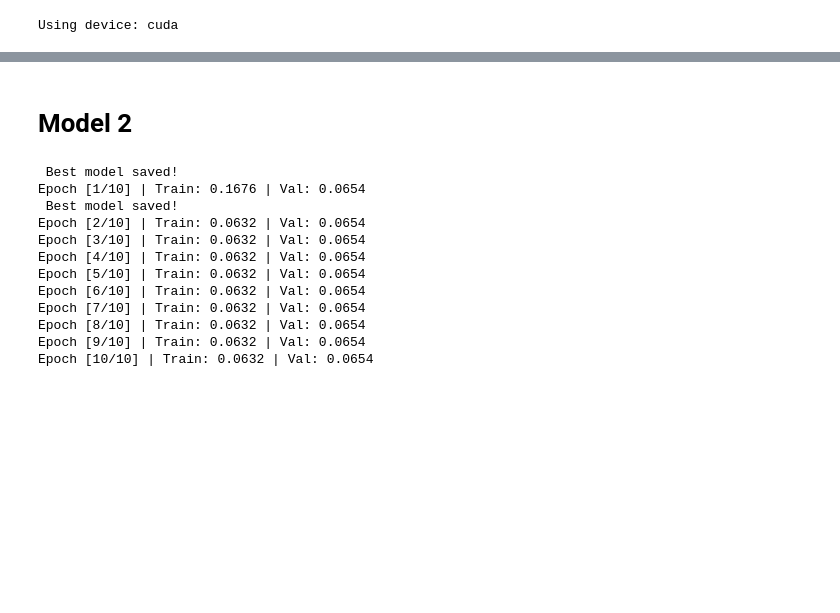
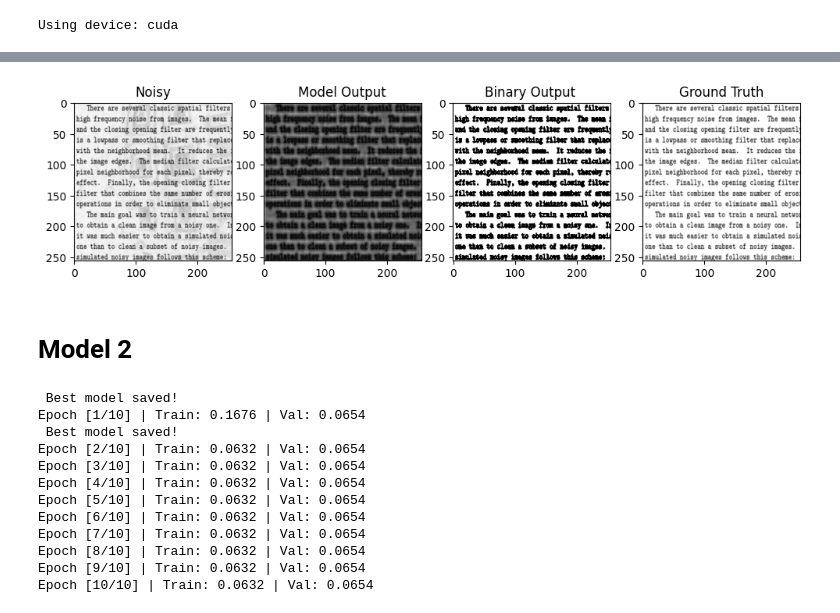
Before and after one commit to almohsinkhan/Document-Denoising, a Jupyter notebook: pipline.ipynb, the cells around one changed output, grey strips where cells are left out. Drawn from its saved outputs; the diff is of its cells as text; code cells hidden in the pictures; blank space fills up the shorter version.

```diff
--- a/pipline.ipynb
+++ b/pipline.ipynb
@@ -154,10 +154,17 @@ class UNet(nn.Module):
 # %%
 # training loop
 model = UNet().to(device)
-criterion = nn.MSELoss()
-optimizer = torch.optim.Adam(model.parameters(), lr=1e-4)
+bce = nn.BCEWithLogitsLoss()
+l1 = nn.L1Loss()
 
-num_epochs = 10
+optimizer = torch.optim.Adam(model.parameters(), lr=1e-3)
+
+def loss_fn(outputs, targets):
+    bce_loss = bce(outputs, targets)
+    l1_loss = l1(torch.sigmoid(outputs), targets)
+    return bce_loss + 0.5 * l1_loss
+
+num_epochs = 50
 for epoch in range(num_epochs):
     model.train()
     train_loss = 0.0
@@ -166,7 +173,7 @@ for epoch in range(num_epochs):
 
         optimizer.zero_grad()
         outputs = model(noisy)
-        loss = criterion(outputs, clean)
+        loss = loss_fn(outputs, clean)
         loss.backward()
         optimizer.step()
 
@@ -235,3 +249,51 @@ plt.show()
+# %%
+import matplotlib.pyplot as plt
+
+model.eval()
+
+noisy, clean = next(iter(val_dataloader))
+noisy = noisy.to(device)
+clean = clean.to(device)
+
+with torch.no_grad():
+    output = model(noisy)
+
+# Convert to CPU tensors for visualization
+noisy_cpu = noisy.cpu()
+clean_cpu = clean.cpu()
+
+output_np = output.cpu().numpy()
+
+# Take first image
+output_np = output_np[0][0]
+
+# Normalize
+output_np = (output_np - output_np.min()) / (output_np.max() - output_np.min())
+
+# Threshold
+binary = (output_np > 0.15).astype('uint8') * 255
+
+plt.figure(figsize=(12,4))
+
+plt.subplot(1,4,1)
+plt.title("Noisy")
+plt.imshow(noisy_cpu[0][0], cmap='gray')
+
+plt.subplot(1,4,2)
+plt.title("Model Output")
+plt.imshow(output_np, cmap='gray')
+
+plt.subplot(1,4,3)
+plt.title("Binary Output ")
+plt.imshow(binary, cmap='gray')
+
+plt.subplot(1,4,4)
+plt.title("Ground Truth")
+plt.imshow(clean_cpu[0][0], cmap='gray')
+
+plt.show()
+# %% [output]
+[figure, added]
 # %% [markdown]
 # Model 2
 # %%
```
Also changed, not shown: parts of 7 cells of this notebook, 7 other files.
